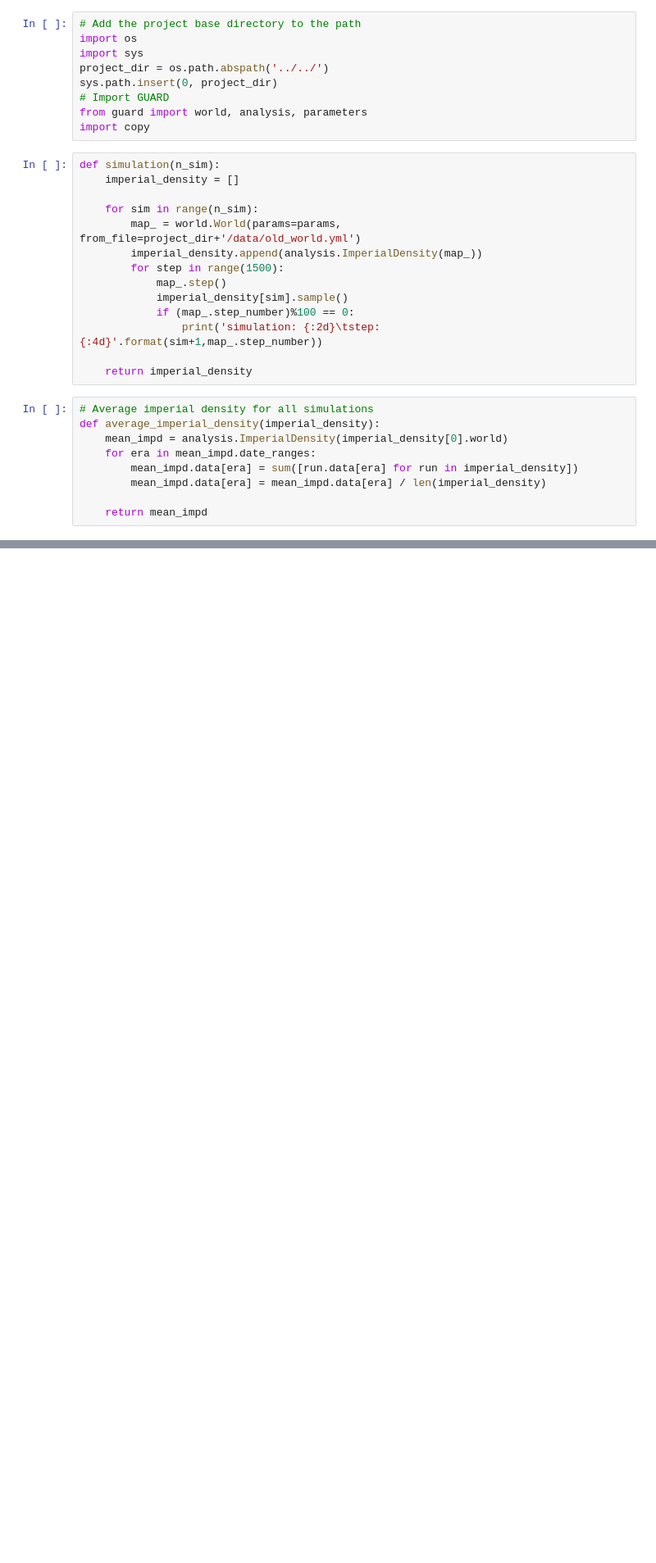
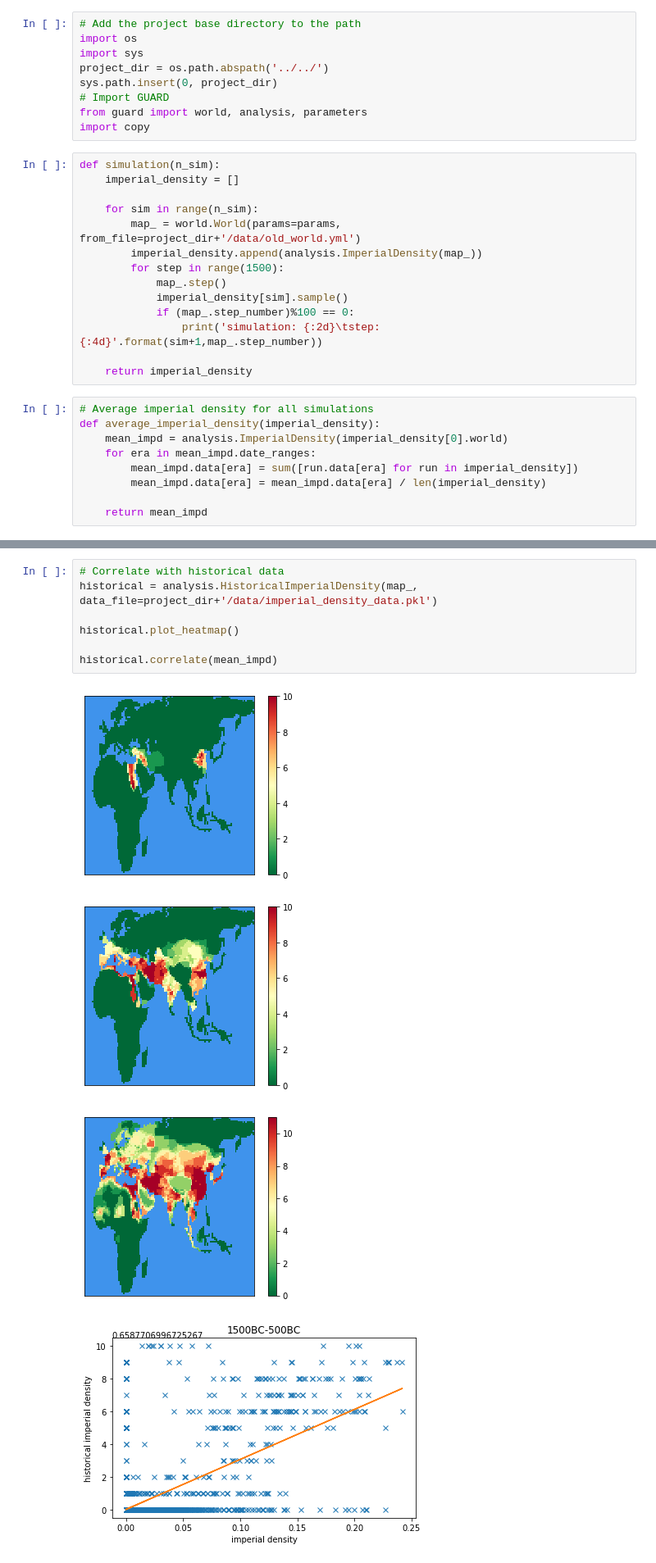
Before and after one commit to alan-turing-institute/guard, a Jupyter notebook: notebooks/old_world/old_world.ipynb, the cells around one changed output, grey strips where cells are left out. Shown at 82% size. Cells and saved outputs as stored; diff of their text form; blank space fills up the shorter version.

```diff
--- a/notebooks/old_world/old_world.ipynb
+++ b/notebooks/old_world/old_world.ipynb
@@ -52,0 +53,12 @@ mean_impd.plot_all()
+# %%
+# Correlate with historical data
+historical = analysis.HistoricalImperialDensity(map_, data_file=project_dir+'/data/imperial_density_data.pkl')
+
+historical.plot_heatmap()
+
+historical.correlate(mean_impd)
+# %% [output]
+[figure, added]
+[figure, added]
+[figure, added]
+[figure, added]
```
Also changed, not shown: parts of 3 cells of this notebook, 2 other files.
